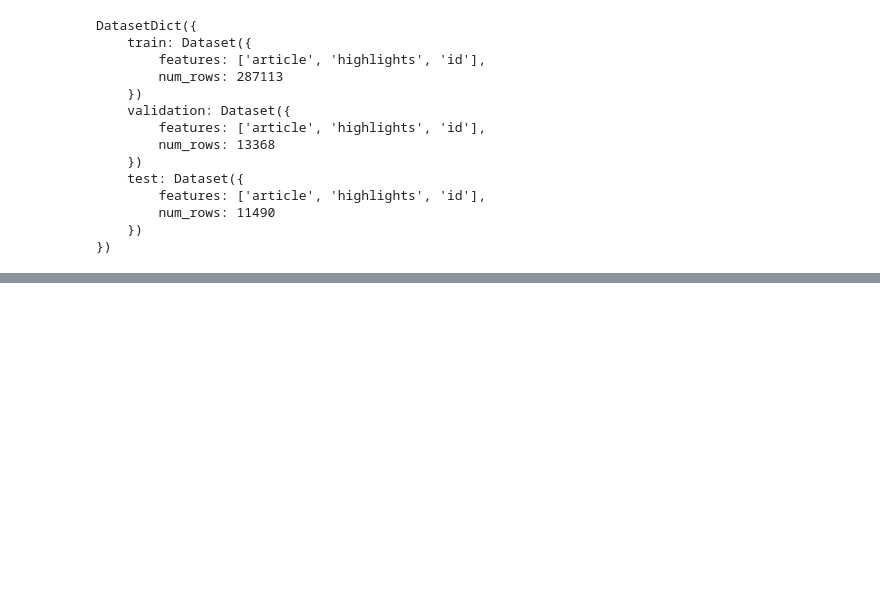
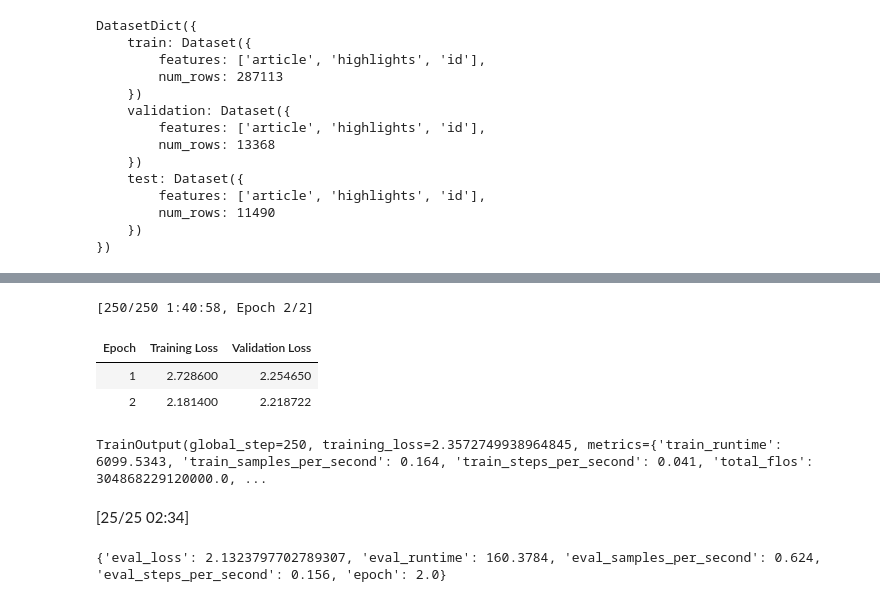
Before and after one commit to subin6985/20242R0136COSE47402, a Jupyter notebook: FinalProject/Deep_Learning_Final_Project.ipynb, the cells around one changed output, grey strips where cells are left out. Saved outputs shown, nothing was run; the diff lists cells and outputs as text; code cells hidden in the pictures; blank space fills up the shorter version.

Commit message:
change model to BART

```diff
--- a/FinalProject/Deep_Learning_Final_Project.ipynb
+++ b/FinalProject/Deep_Learning_Final_Project.ipynb
@@ -99,0 +86,55 @@ rouge = load("rouge")
+# %%
+# 샘플링 데이터셋 추출
+train_dataset_sampled = train_dataset.select(range(500))
+val_dataset_sampled = val_dataset.select(range(100))
+test_dataset_sampled = test_dataset.select(range(100))
+
+# 샘플링 데이터셋 전처리
+train_dataset = train_dataset_sampled.map(preprocess_function, batched=True)
+val_dataset = val_dataset_sampled.map(preprocess_function, batched=True)
+test_dataset = test_dataset_sampled.map(preprocess_function, batched=True)
+# %%
+# 훈련 파라미터 설정
+training_args = TrainingArguments(
+    output_dir="./results",
+    evaluation_strategy="epoch",
+    learning_rate=5e-5,
+    per_device_train_batch_size=4,
+    per_device_eval_batch_size=4,
+    num_train_epochs=2,
+    weight_decay=0.01,
+    save_strategy="epoch",
+    save_total_limit=2,
+    logging_dir="./logs",
+    logging_steps=100,
+    fp16=True,
+    report_to="none"
+)
+# %%
+data_collator = DataCollatorForSeq2Seq(tokenizer, model=model, padding=True)
+
+# Trainer 생성
+trainer = Trainer(
+    model=model,
+    args=training_args,
+    train_dataset=train_dataset,
+    eval_dataset=val_dataset,
+    tokenizer=tokenizer,
+    data_collator=data_collator
+)
+
+# 모델 학습
+trainer.train()
+# %% [output]
+[250/250 1:40:58, Epoch 2/2]
+| Epoch | Training Loss | Validation Loss |
+| 1 | 2.728600 | 2.254650 |
+| 2 | 2.181400 | 2.218722 |
+TrainOutput(global_step=250, training_loss=2.3572749938964845, metrics={'train_runtime': 6099.5343, 'train_samples_per_second': 0.164, 'train_steps_per_second': 0.041, 'total_flos': 304868229120000.0, ...
+# %%
+# 평가
+metrics = trainer.evaluate(test_dataset)
+print(metrics)
+# %% [output]
+[25/25 02:34]
+{'eval_loss': 2.1323797702789307, 'eval_runtime': 160.3784, 'eval_samples_per_second': 0.624, 'eval_steps_per_second': 0.156, 'epoch': 2.0}
```
Also changed, not shown: parts of 11 cells of this notebook.
